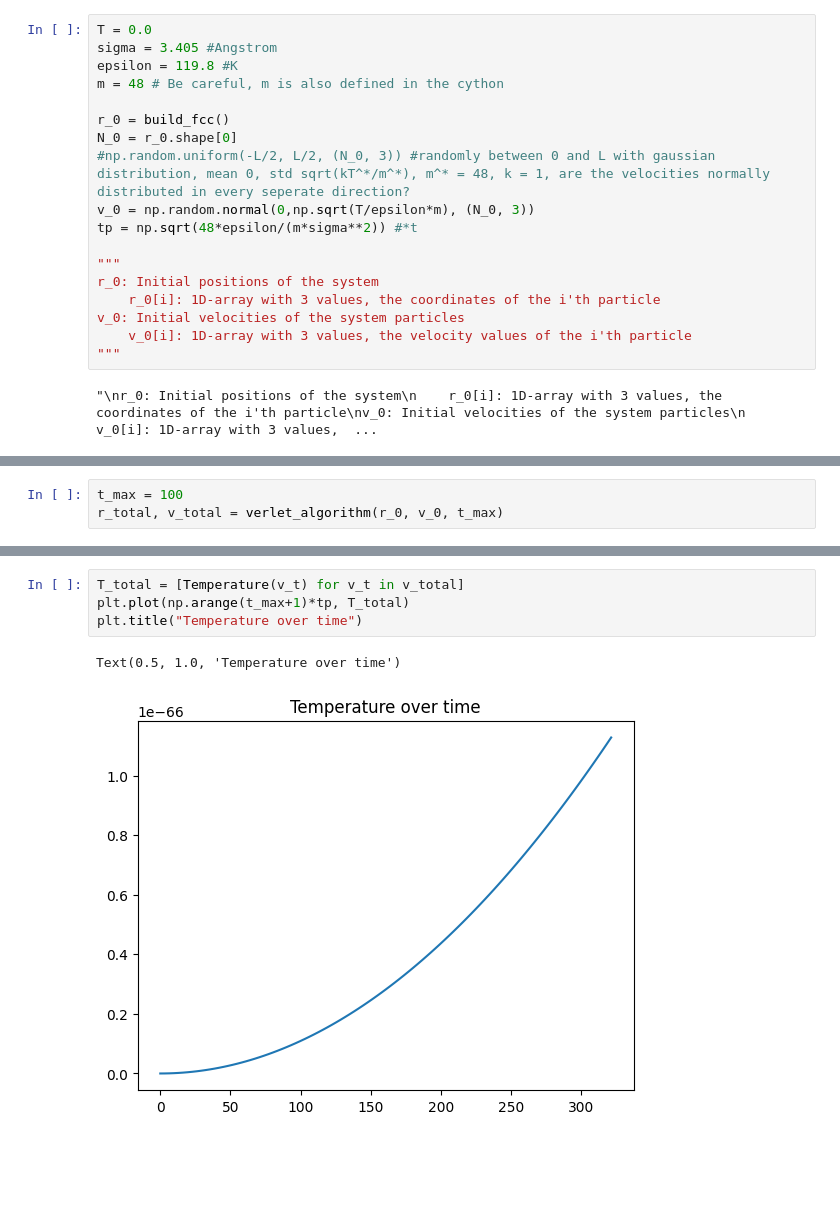
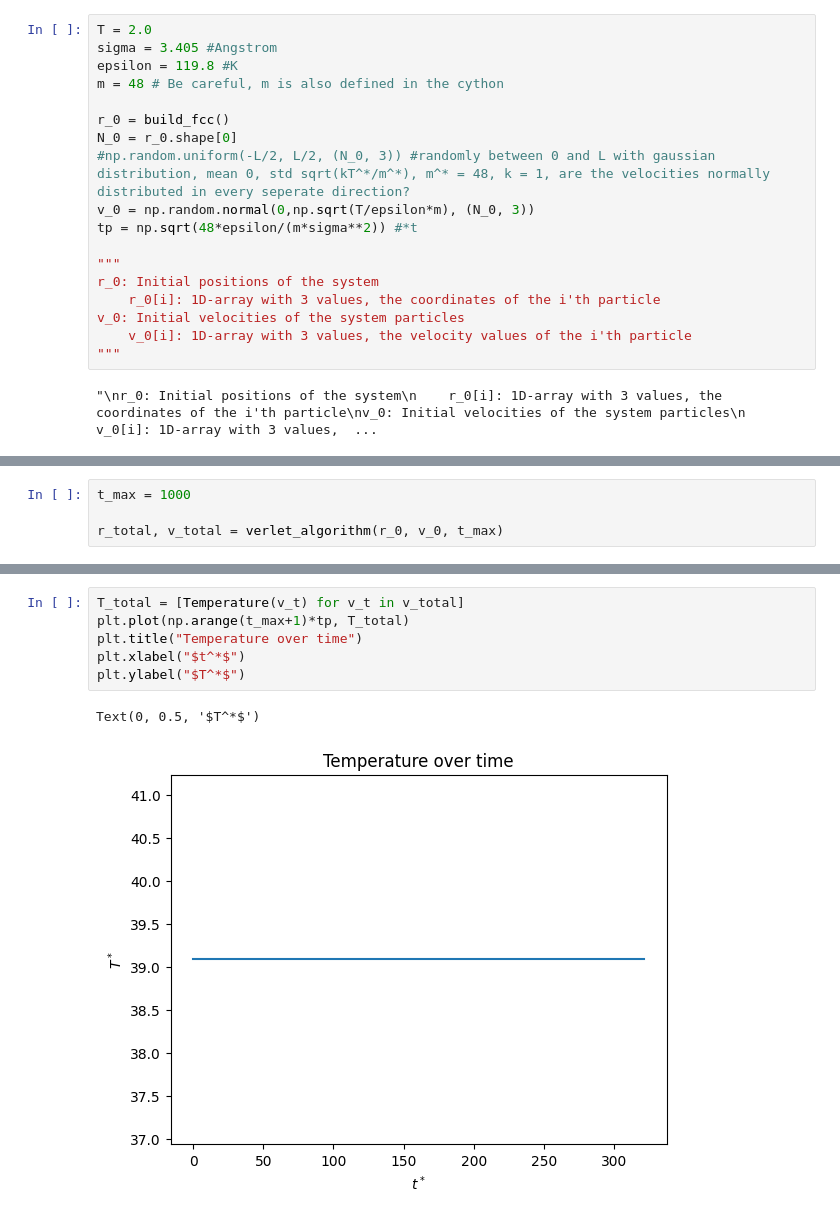
Before and after one commit to corinnawegner/Computational-physics, a Jupyter notebook: Project 3/Problem 1.ipynb, the cells around one changed output, grey strips where cells are left out. Cells and saved outputs as stored; diff of their text form; blank space fills up the shorter version.

```diff
--- a/Project 3/Problem 1.ipynb
+++ b/Project 3/Problem 1.ipynb
@@ -147,7 +144,7 @@ C:\Users\corin\.ipython\cython\_cython_magic_d5f0e261fb6bc7f7da59acca6f14e8c6984
 Code wird generiert.
 Codegenerierung ist abgeschlossen.
 # %%
-T = 0.0
+T = 2.0
 sigma = 3.405 #Angstrom
 epsilon = 119.8 #K
 m = 48 # Be careful, m is also defined in the cython
@@ -201,5 +198,6 @@ Text(0.5, 0.92, 'Initial state of the Argon ')
 # %%
-t_max = 100
+t_max = 1000
+
 r_total, v_total = verlet_algorithm(r_0, v_0, t_max)
 # %%
 fig = plt.figure()
@@ -219,7 +217,9 @@ plt.legend()
 # %%
 T_total = [Temperature(v_t) for v_t in v_total]
 plt.plot(np.arange(t_max+1)*tp, T_total)
 plt.title("Temperature over time")
+plt.xlabel("$t^*$")
+plt.ylabel("$T^*$")
 # %% [output]
-Text(0.5, 1.0, 'Temperature over time')
+Text(0, 0.5, '$T^*$')
-[figure, old version]
+[figure, new version]
```
Also changed, not shown: parts of 13 cells of this notebook.
